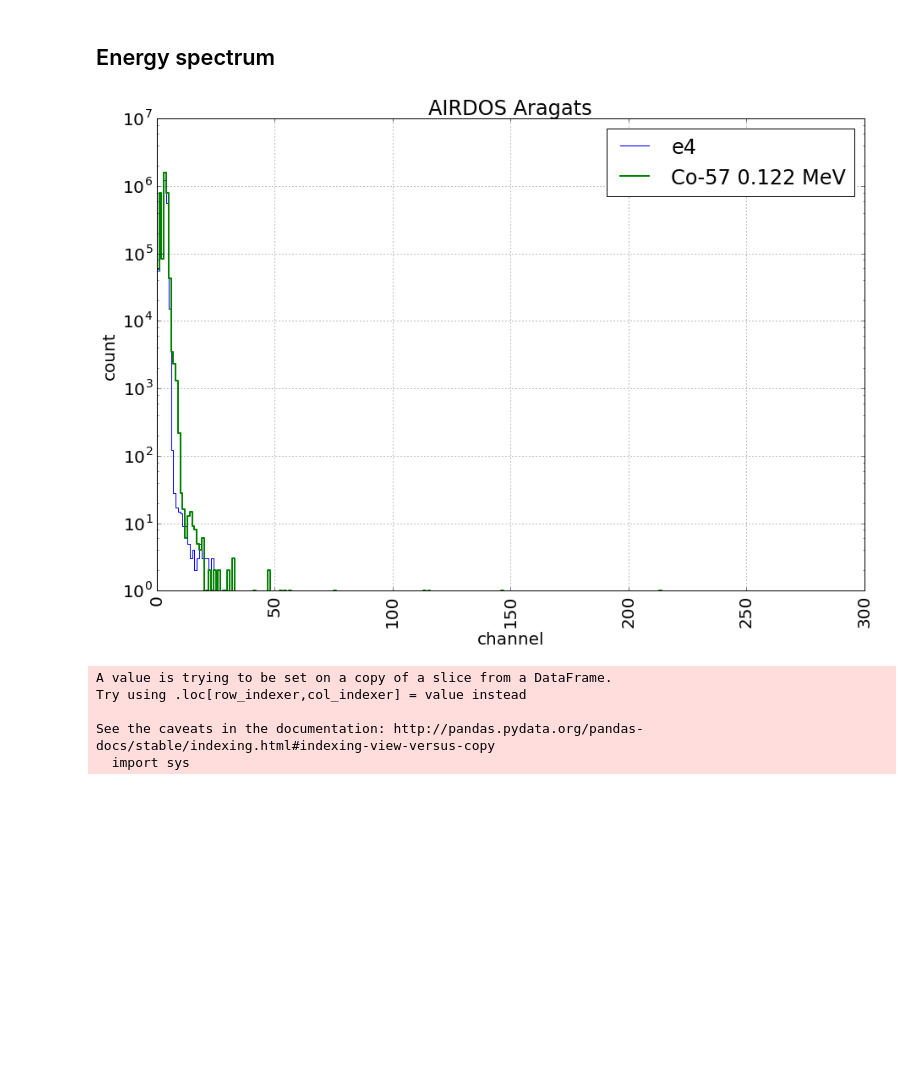
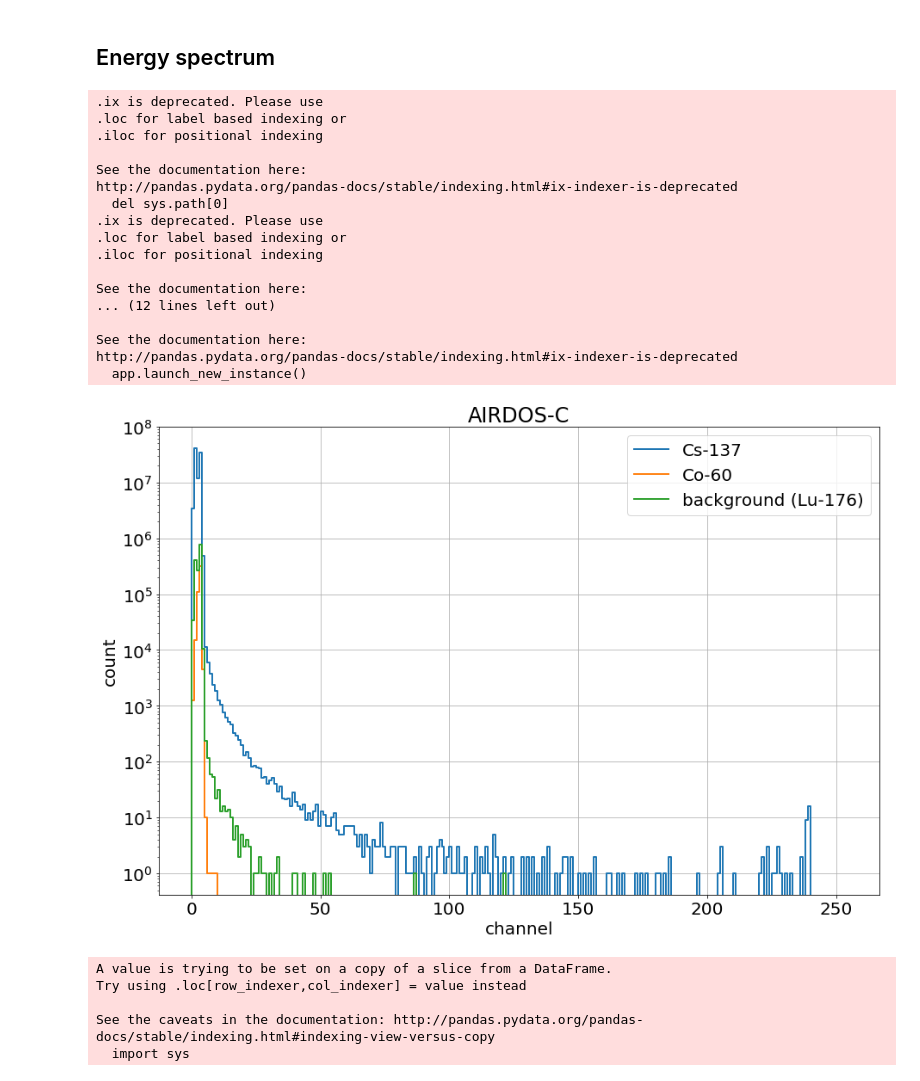
Before and after one commit to ODZ-UJF-AV-CR/AIRDOS-parser, a Jupyter notebook: AIRDOS-F.ipynb, the cells around one changed output. Drawn from its saved outputs; the diff is of its cells as text; code cells hidden in the pictures; blank space fills up the shorter version.

```diff
--- a/AIRDOS-F.ipynb
+++ b/AIRDOS-F.ipynb
@@ -85,11 +85,6 @@ rc.ix[0:,'sum'].plot(c='gray')
 plt.yscale('log')
 
 #plt.ylim([0,50])
-
-e1 = [1,4]
-e2 = [12,27]
-e3 = [30,150]
-e4 = [160,250]
 
 '''
 #musala kalibrce
@@ -122,6 +117,11 @@ e8 = [1400,1550]
 e9 = [1600,1750]
 #'''
 
+e1 = [500,2800]
+e2 = [50,70]
+e3 = [810,860]
+e4 = [1,1]
+
 rc.ix[e1[0]:e1[1],'sum'].plot()
 rc.ix[e2[0]:e2[1],'sum'].plot()
 rc.ix[e3[0]:e3[1],'sum'].plot()
@@ -186,11 +203,15 @@ plt.yscale('log')
 #plt.plot(ener1, label='Am-241 5.49 MeV (85 %) / 5.44 MeV (13 %)', drawstyle='steps-pre')
 #plt.plot(ener2, label='Pu-239 5.16 MeV (73 %) / 5.14 (15 %) / 5.11 (12 %)', drawstyle='steps-pre')
 #plt.plot(ener2, label='Cf-252 6.12 MeV (84 %) / 6.08 MeV (16 %)', drawstyle='steps-pre')
+#plt.plot(ener3, label='Co-57 0.122 MeV', lw=2, drawstyle='steps-pre')
+plt.plot(ener1, label='Cs-137', lw=2, drawstyle='steps-pre')
+plt.plot(ener2, label='Co-60', lw=2, drawstyle='steps-pre')
+plt.plot(ener3, label='background (Lu-176)', lw=2, drawstyle='steps-pre')
 #plt.plot(ener1, label='e',  drawstyle='steps-pre')
 #plt.plot(ener1, label='e1', lw=2, drawstyle='steps-pre')
 #plt.plot(ener2, label='e2', lw=2, drawstyle='steps-pre')
 #plt.plot(ener3, label='e3', lw=2, drawstyle='steps-pre')
-plt.plot(ener4, label='e4',  drawstyle='steps-pre')
+#plt.plot(ener4, label='e4',  drawstyle='steps-pre')
 #plt.plot(ener5, label='e5',  drawstyle='steps-pre')
 #plt.plot(ener6, label='e6',  drawstyle='steps-pre')
 #plt.plot(ener7, label='e7',  drawstyle='steps-pre')
@@ -198,38 +219,54 @@ plt.plot(ener4, label='e4',  drawstyle='steps-pre')
 #plt.plot(ener9, label='e9',  drawstyle='steps-pre')
 #plt.plot(ener10, label='e10',  drawstyle='steps-pre')
 #plt.plot(ener11, label='e11',  drawstyle='steps-pre')
 #plt.plot(ener12, label='e12',  drawstyle='steps-pre')
 #plt.plot(ener13, label='e13',  drawstyle='steps-pre')
-plt.plot(ener3, label='Co-57 0.122 MeV', lw=2, drawstyle='steps-pre')
 
 #plt.plot(ener2*10+10, label='e2',  drawstyle='steps-pre')
 #plt.plot(ener3*100+100, label='e3',  drawstyle='steps-pre')
 #plt.plot(ener4*1000+1000, label='e4',  drawstyle='steps-pre')
 #plt.plot(ener5*10000+10000, label='e5',  drawstyle='steps-pre')
 #plt.plot(ener6*100000+100000, label='e6',  drawstyle='steps-pre')
 #plt.plot(ener7*1000000+1000000, label='e7',  drawstyle='steps-pre')
 #plt.plot(ener8*10000000+10000000, label='e8',  drawstyle='steps-pre')
 
 #plt.plot(ener3*100, label='e3*100',  drawstyle='steps-pre')
 #plt.plot(ener4*1000, label='e4*1000',  drawstyle='steps-pre')
 #plt.plot(ener5*10000, label='e5*10000',  drawstyle='steps-pre')
 #plt.plot(ener5, label='Am-241 5.49 MeV colim.',  drawstyle='steps-pre')
 #plt.ylim([0,50000])
-#plt.xlim([0,100])
+#plt.xlim([0,40])
 plt.legend()
-plt.title('AIRDOS Aragats')
+plt.title('AIRDOS-C')
 #plt.title('AIRDOS T4 Alpha Spectrum')
 plt.xlabel('channel')
 plt.ylabel('count')
 #plt.xticks(range(500,1030,10))
-plt.xticks(rotation=90)
+#plt.xticks(rotation=90)
 plt.grid()
 
 ener1.to_csv('e1.csv')
 ener2.to_csv('e2.csv')
 ener3.to_csv('e3.csv')
 # %% [output]
+.ix is deprecated. Please use
+.loc for label based indexing or
+.iloc for positional indexing
+
+See the documentation here:
+http://pandas.pydata.org/pandas-docs/stable/indexing.html#ix-indexer-is-deprecated
+  del sys.path[0]
+.ix is deprecated. Please use
+.loc for label based indexing or
+.iloc for positional indexing
+
+See the documentation here:
+... (12 lines left out)
+
+See the documentation here:
+http://pandas.pydata.org/pandas-docs/stable/indexing.html#ix-indexer-is-deprecated
+  app.launch_new_instance()
-[figure, old version]
+[figure, new version]
 # %%
 plt.figure(figsize=(15,10))
 matplotlib.rcParams.update({'font.size': 20})
```
Also changed, not shown: parts of 4 cells of this notebook, 3 other files.
